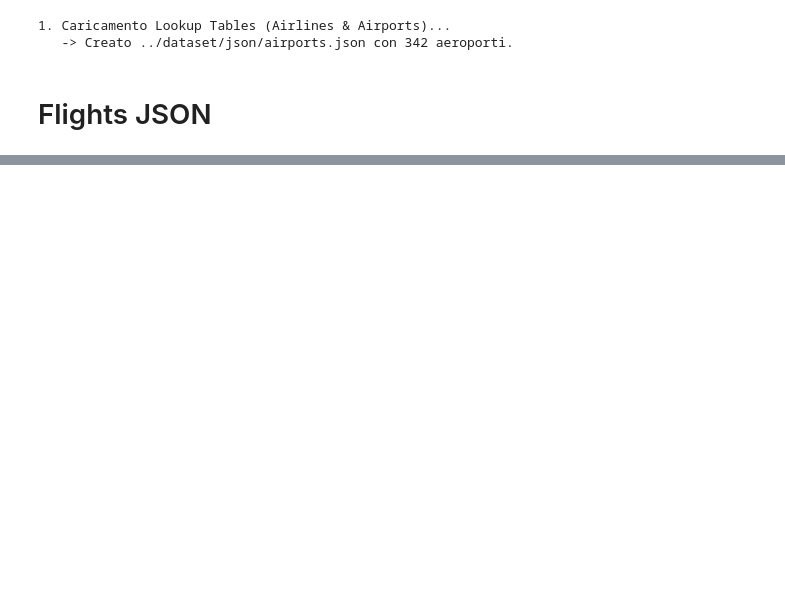
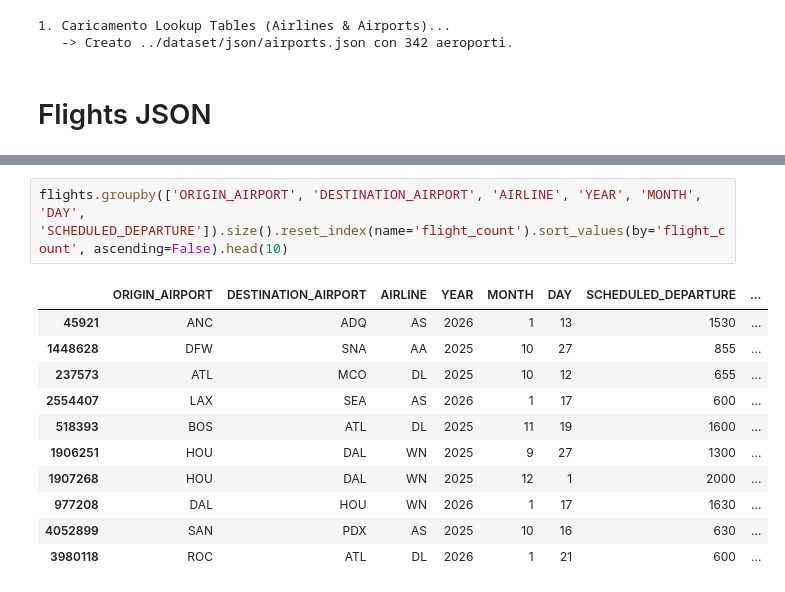
Before and after one commit to lorenzo-marranini/SkyGraphProject, a Jupyter notebook: python/data-exploration.ipynb, the cells around one changed output, grey strips where cells are left out. Drawn from its saved outputs; the diff is of its cells as text; blank space fills up the shorter version.

```diff
--- a/python/data-exploration.ipynb
+++ b/python/data-exploration.ipynb
@@ -258,0 +316,14 @@ print(f"\n   -> Completato! Creato {OUTPUT_FLIGHTS} con {count} documenti.")
+# %%
+flights.groupby(['ORIGIN_AIRPORT', 'DESTINATION_AIRPORT', 'AIRLINE', 'YEAR', 'MONTH', 'DAY', 'SCHEDULED_DEPARTURE']).size().reset_index(name='flight_count').sort_values(by='flight_count', ascending=False).head(10)
+# %% [output]
+|  | ORIGIN_AIRPORT | DESTINATION_AIRPORT | AIRLINE | YEAR | MONTH | DAY | SCHEDULED_DEPARTURE | ... |
+| 45921 | ANC | ADQ | AS | 2026 | 1 | 13 | 1530 | ... |
+| 1448628 | DFW | SNA | AA | 2025 | 10 | 27 | 855 | ... |
+| 237573 | ATL | MCO | DL | 2025 | 10 | 12 | 655 | ... |
+| 2554407 | LAX | SEA | AS | 2026 | 1 | 17 | 600 | ... |
+| 518393 | BOS | ATL | DL | 2025 | 11 | 19 | 1600 | ... |
+| 1906251 | HOU | DAL | WN | 2025 | 9 | 27 | 1300 | ... |
+| 1907268 | HOU | DAL | WN | 2025 | 12 | 1 | 2000 | ... |
+| 977208 | DAL | HOU | WN | 2026 | 1 | 17 | 1630 | ... |
+| 4052899 | SAN | PDX | AS | 2025 | 10 | 16 | 630 | ... |
+| 3980118 | ROC | ATL | DL | 2026 | 1 | 21 | 600 | ... |
```
Also changed, not shown: parts of 22 cells of this notebook, 2 other files.
